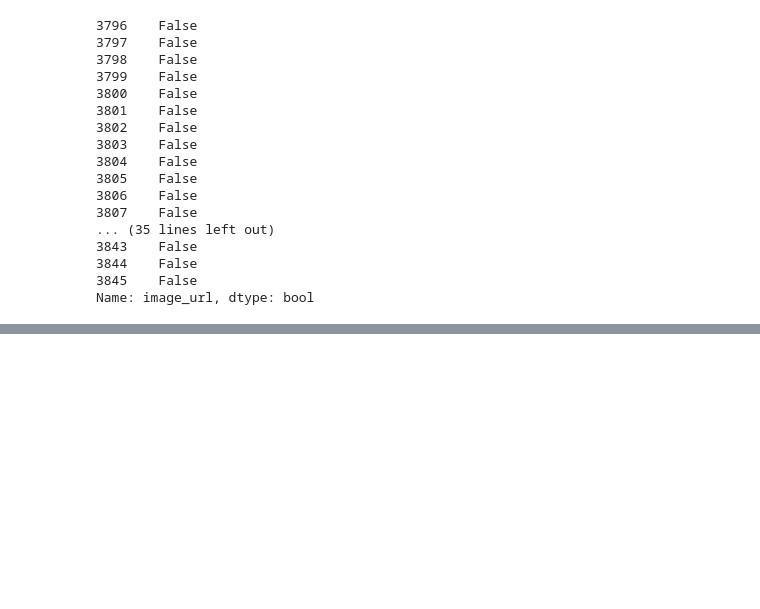
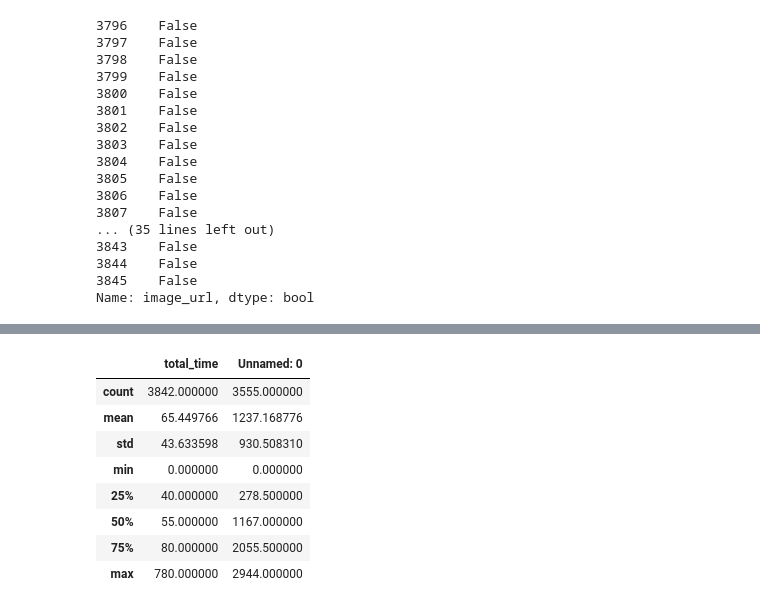
Before and after one commit to smahbblm/recettes_maroc, a Jupyter notebook: data/data_cellule.ipynb, the cells around one changed output, grey strips where cells are left out. Cells and saved outputs as stored; diff of their text form; code cells hidden in the pictures; blank space fills up the shorter version.

```diff
--- a/data/data_cellule.ipynb
+++ b/data/data_cellule.ipynb
@@ -456,0 +510,3 @@ Name: image_url, dtype: bool
+# %%
+import pandas as pd
+dataf=pd.read_csv('datafr_cleaned.csv')
@@ -456,0 +545,12 @@ Name: image_url, dtype: bool
+# %%
+dataf.describe()
+# %% [output]
+|  | total_time | Unnamed: 0 |
+| count | 3842.000000 | 3555.000000 |
+| mean | 65.449766 | 1237.168776 |
+| std | 43.633598 | 930.508310 |
+| min | 0.000000 | 0.000000 |
+| 25% | 40.000000 | 278.500000 |
+| 50% | 55.000000 | 1167.000000 |
+| 75% | 80.000000 | 2055.500000 |
+| max | 780.000000 | 2944.000000 |
```
Also changed, not shown: parts of 9 cells of this notebook, 7 other files.
